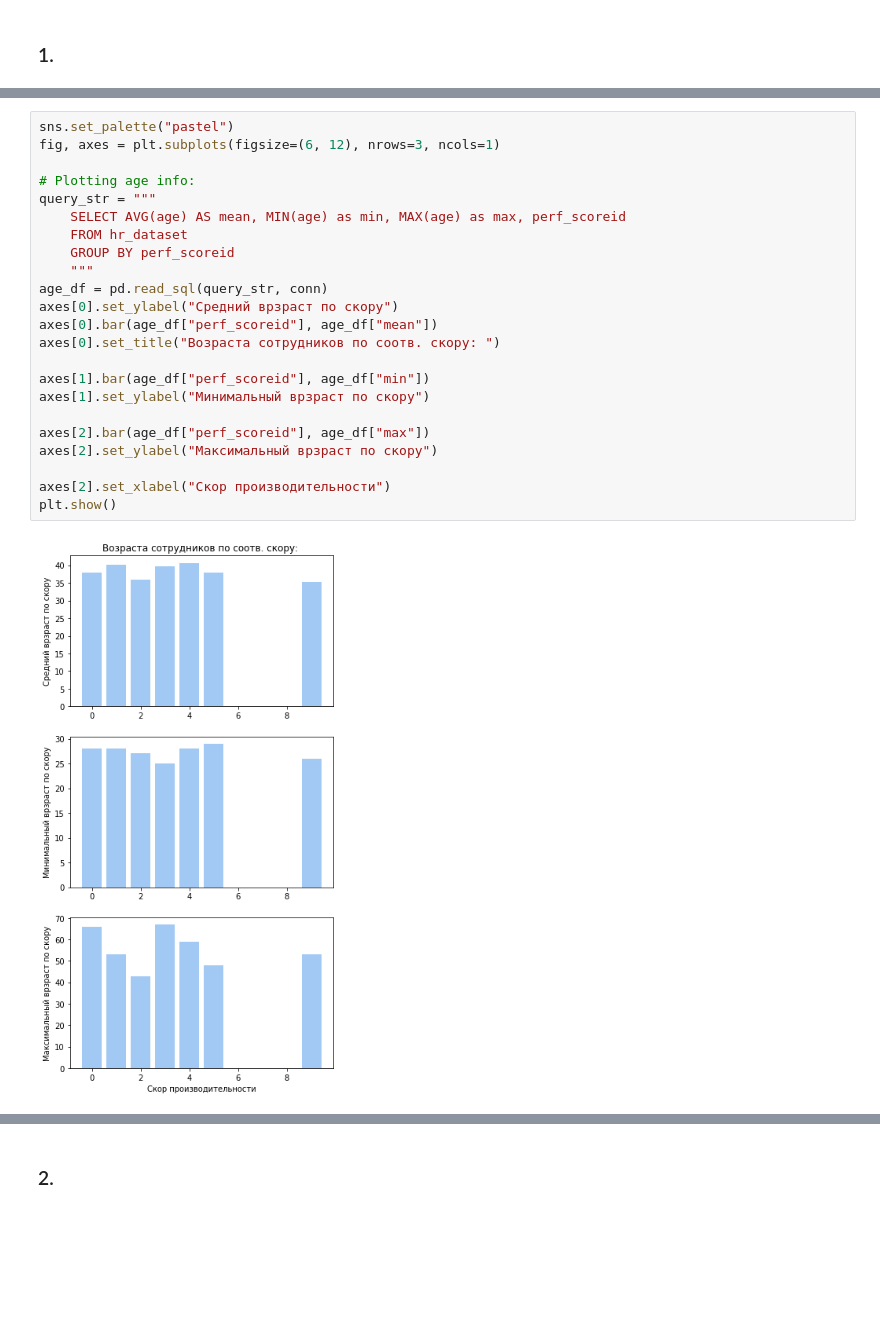
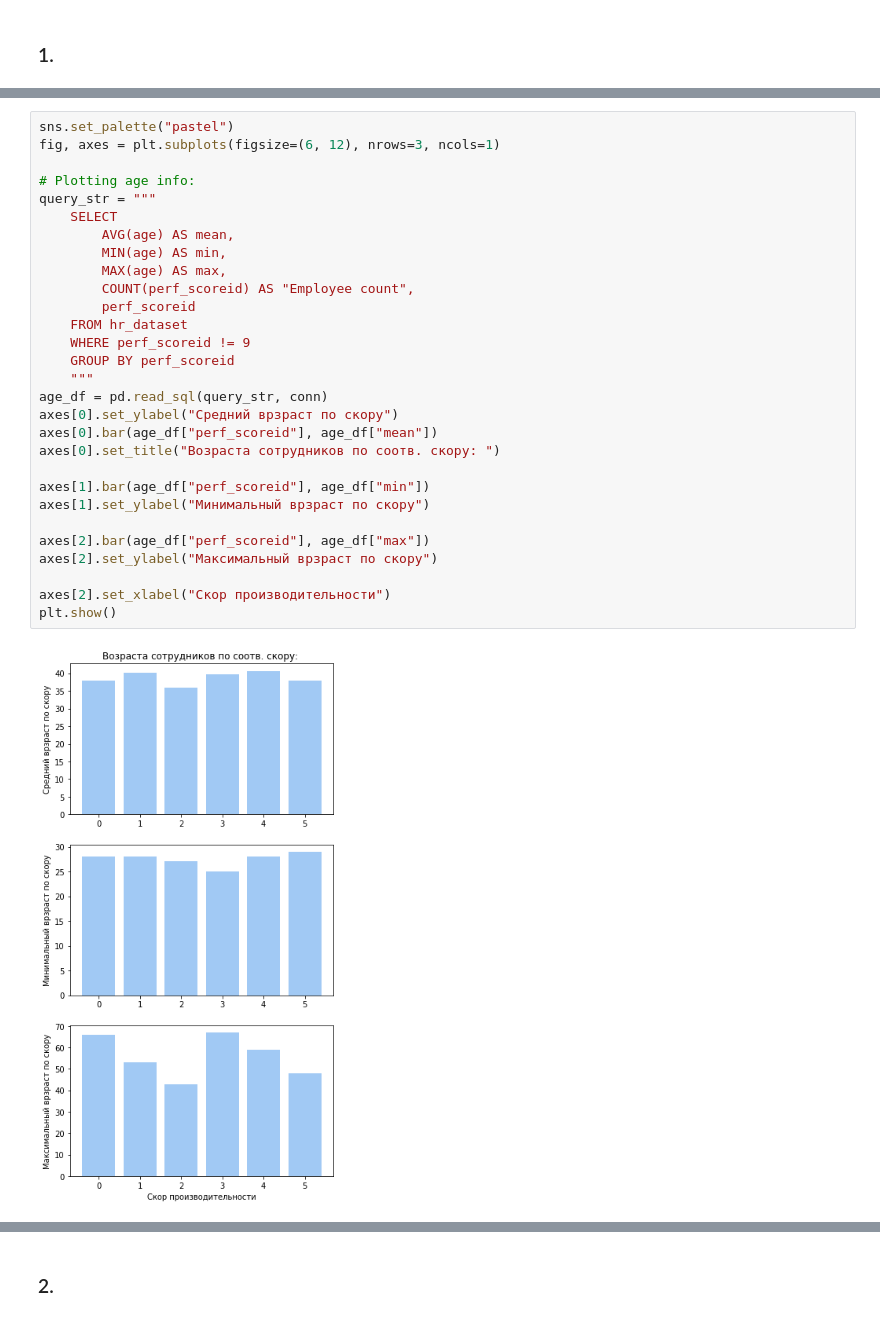
Before and after one commit to AnnaMedved/Online-school-conversion-analysis, a Jupyter notebook: Coursework_analytics_2.ipynb, the cells around one changed output, grey strips where cells are left out. Saved outputs shown, nothing was run; the diff lists cells and outputs as text; blank space fills up the shorter version.

```diff
--- a/Coursework_analytics_2.ipynb
+++ b/Coursework_analytics_2.ipynb
@@ -218,25 +232,31 @@ plt.show()
 # %%
 sns.set_palette("pastel")
 fig, axes = plt.subplots(figsize=(6, 12), nrows=3, ncols=1)
 
 # Plotting age info:
 query_str = """
-    SELECT AVG(age) AS mean, MIN(age) as min, MAX(age) as max, perf_scoreid
+    SELECT
+        AVG(age) AS mean,
+        MIN(age) AS min,
+        MAX(age) AS max,
+        COUNT(perf_scoreid) AS "Employee count",
+        perf_scoreid
     FROM hr_dataset
+    WHERE perf_scoreid != 9
     GROUP BY perf_scoreid
     """
 age_df = pd.read_sql(query_str, conn)
 axes[0].set_ylabel("Средний врзраст по скору")
 axes[0].bar(age_df["perf_scoreid"], age_df["mean"])
 axes[0].set_title("Возраста сотрудников по соотв. скору: ")
 
 axes[1].bar(age_df["perf_scoreid"], age_df["min"])
 axes[1].set_ylabel("Минимальный врзраст по скору")
 
 axes[2].bar(age_df["perf_scoreid"], age_df["max"])
 axes[2].set_ylabel("Максимальный врзраст по скору")
 
 axes[2].set_xlabel("Скор производительности")
 plt.show()
 # %% [output]
-[figure, old version]
+[figure, new version]
```
Also changed, not shown: parts of 33 cells of this notebook.
